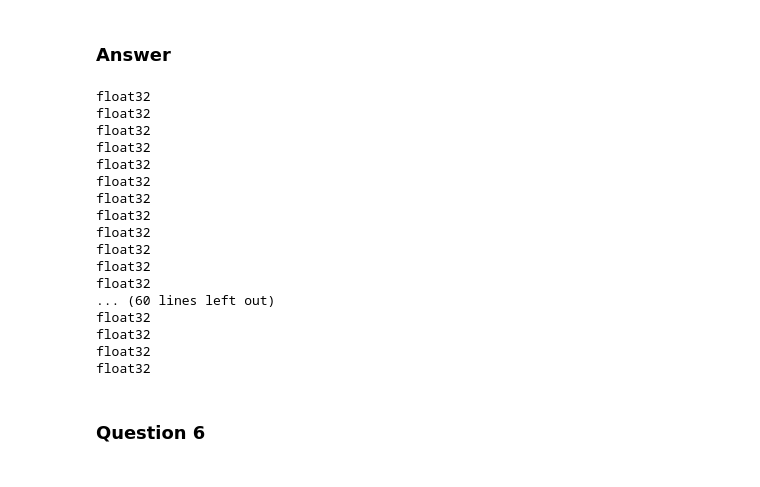
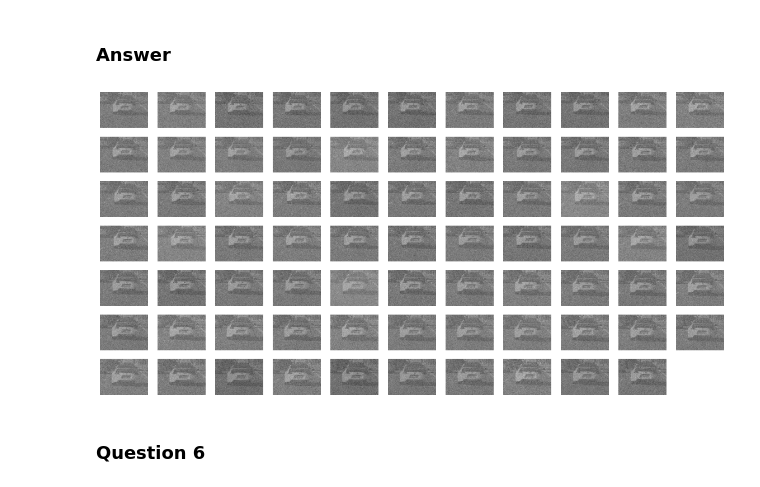
Before and after one commit to mkandrewhuang301/CS362, a Jupyter notebook: Module 4: Burst imaging in computational photography and microscopy.ipynb, the cells around one changed output. Saved outputs shown, nothing was run; the diff lists cells and outputs as text; code cells hidden in the pictures.

```diff
--- a/Module 4: Burst imaging in computational photography and microscopy.ipynb
+++ b/Module 4: Burst imaging in computational photography and microscopy.ipynb
@@ -177,37 +178,29 @@ We will now investigate how burst photography can reduce the effect of noise. To
 ### Answer
 # %%
 def normalize(img):
-     result = (img - numpy.min(img))/(numpy.max(img) - numpy.min(img))
-     return result
+  result = (img - np.min(img))/(np.max(img) - np.min(img))
+  return result
+
 def add_gaussian_noise(img, mean, sigma):
-   img = numpy.float32(img)
-   print(img.dtype)
-   gaussian  = numpy.random.normal(mean, sigma, (img.shape[0],img.shape[1]))
-   result = img + gaussian
-   return result;
-for x in range(0, 76):
-  imgs[x] = normalize(imgs[x])
-  imgs[x] = add_gaussian_noise(imgs[x], 0, 0.5)
-  plt.imshow(imgs[x], cmap = "gray")
-  plt.show()
+  img = np.float32(img)
+  gaussian  = np.random.normal(mean, sigma, (img.shape[0],img.shape[1]))
+  result = img + gaussian
+  return result
+
+fig = plt.figure(figsize=(20,10))
+
+noisy_imgs = imgs.copy()
+rows, cols = 7, 11
+k = 0
+while k < len(noisy_imgs):
+  noisy_imgs[k] = normalize(noisy_imgs[k])
+  noisy_imgs[k] = add_gaussian_noise(noisy_imgs[k], 0, 0.5)
+  ax = plt.subplot(rows,cols,k+1)
+  ax.imshow(noisy_imgs[k], cmap='gray')
+  ax.axis('off')
+  k += 1
 # %% [output]
-float32
-float32
-float32
-float32
-float32
-float32
-float32
-float32
-float32
-float32
-float32
-float32
-... (60 lines left out)
-float32
-float32
-float32
-float32
+[figure, added]
 # %% [markdown]
 ### Question 6
 # %% [markdown]
```
Also changed, not shown: parts of 19 cells of this notebook.
